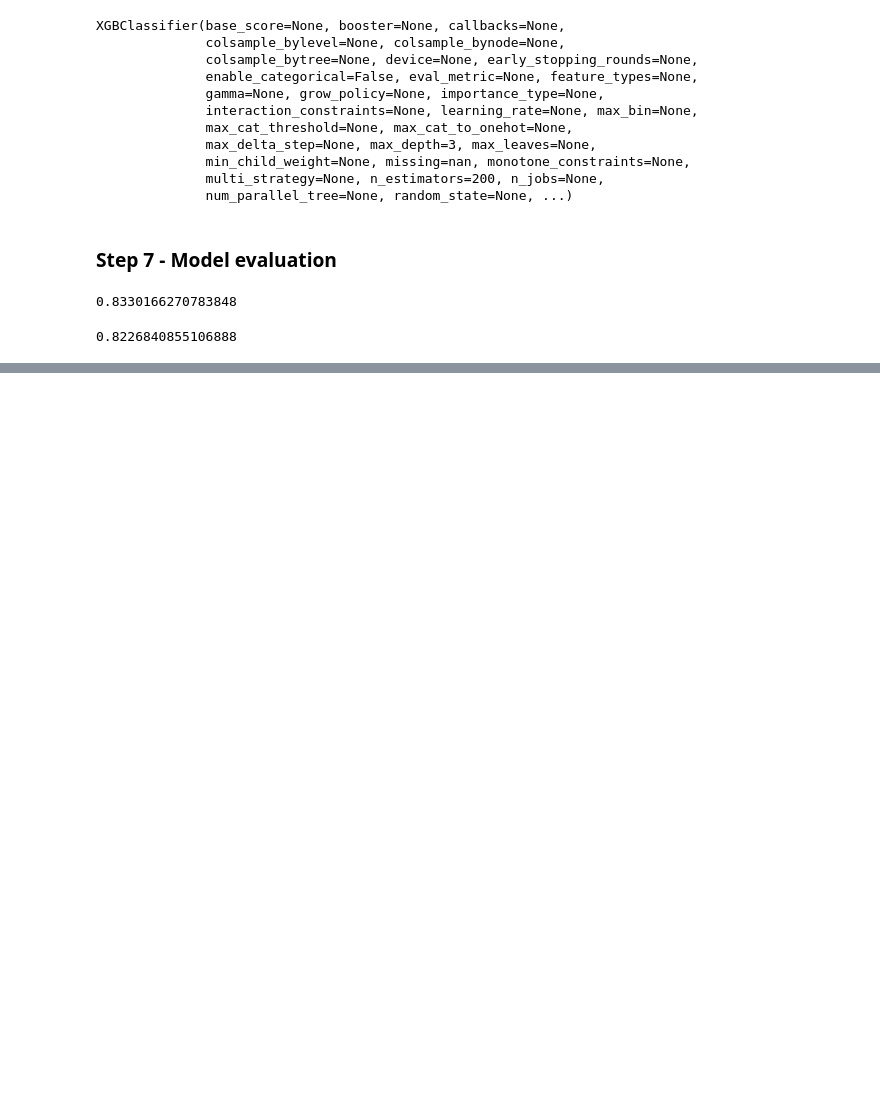
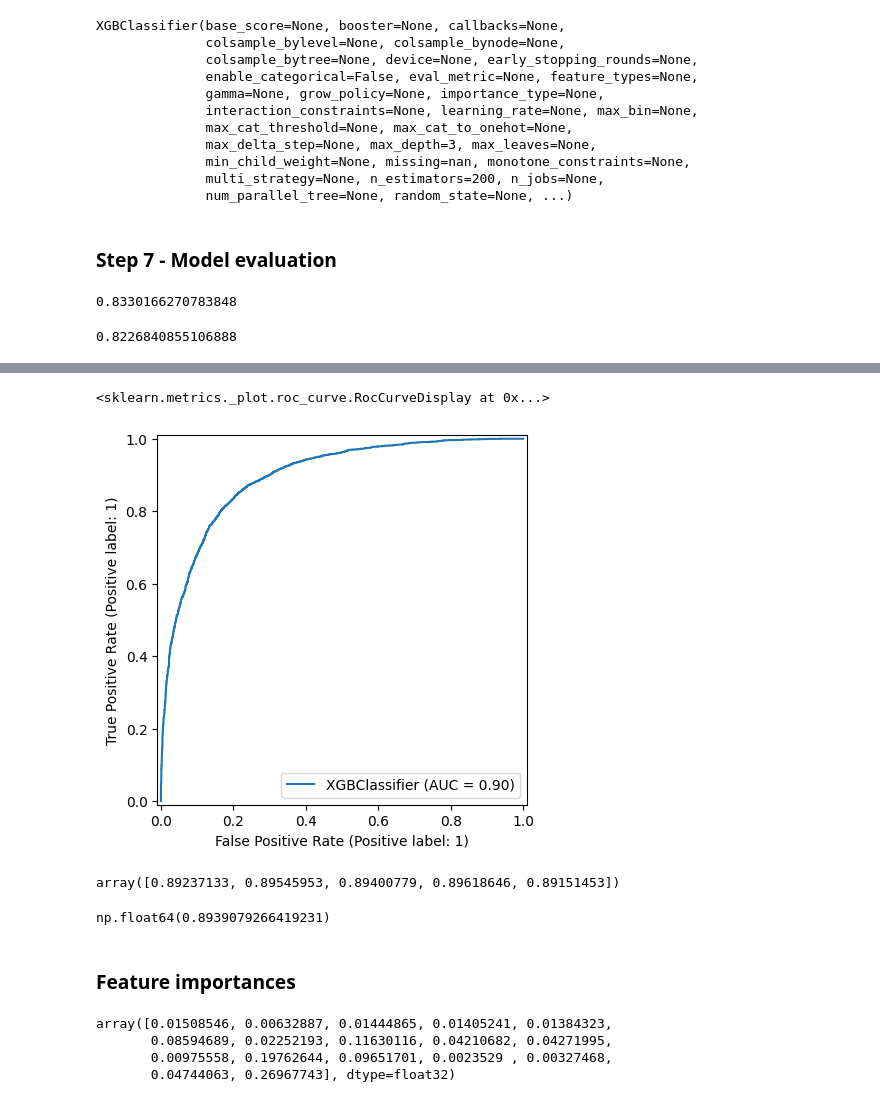
Before and after one commit to Eshikapakhale/Machine-Learning, a Jupyter notebook: 12 XGBoost/XGB.ipynb, the cells around one changed output, grey strips where cells are left out. Drawn from its saved outputs; the diff is of its cells as text; code cells hidden in the pictures; blank space fills up the shorter version.

```diff
--- a/12 XGBoost/XGB.ipynb
+++ b/12 XGBoost/XGB.ipynb
@@ -251,0 +289,23 @@ model.score(xtest, ytest)
+# %%
+RocCurveDisplay.from_estimator(model, xtest, ytest)
+# %% [output]
+<sklearn.metrics._plot.roc_curve.RocCurveDisplay at 0x...>
+[figure, added]
+# %%
+roc_scores = cross_val_score(model, xtrain, ytrain, cv=5, scoring="roc_auc")
+roc_scores
+# %% [output]
+array([0.89237133, 0.89545953, 0.89400779, 0.89618646, 0.89151453])
+# %%
+roc_scores.mean()
+# %% [output]
+np.float64(0.8939079266419231)
+# %% [markdown]
+### Feature importances
+# %%
+model.feature_importances_
+# %% [output]
+array([0.01508546, 0.00632887, 0.01444865, 0.01405241, 0.01384323,
+       0.08594689, 0.02252193, 0.11630116, 0.04210682, 0.04271995,
+       0.00975558, 0.19762644, 0.09651701, 0.0023529 , 0.00327468,
+       0.04744063, 0.26967743], dtype=float32)
```
Also changed, not shown: parts of 36 cells of this notebook, 3 other files.
